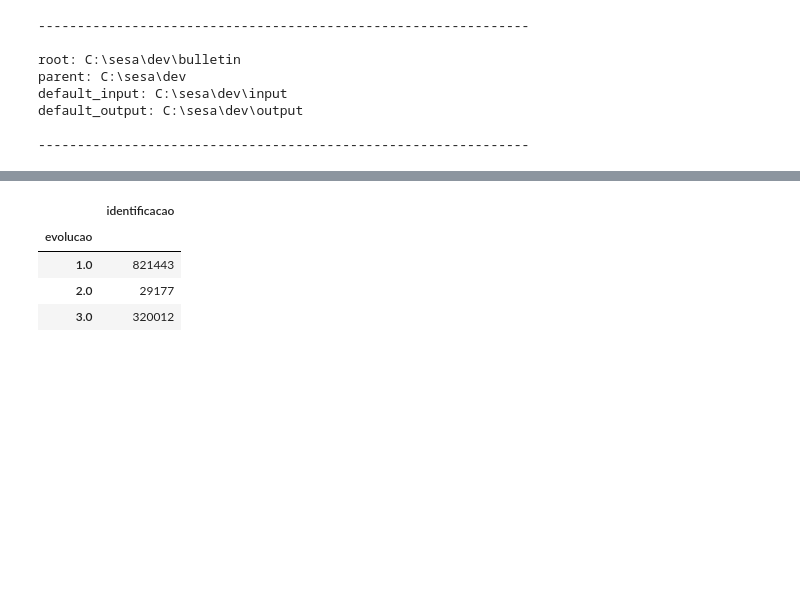
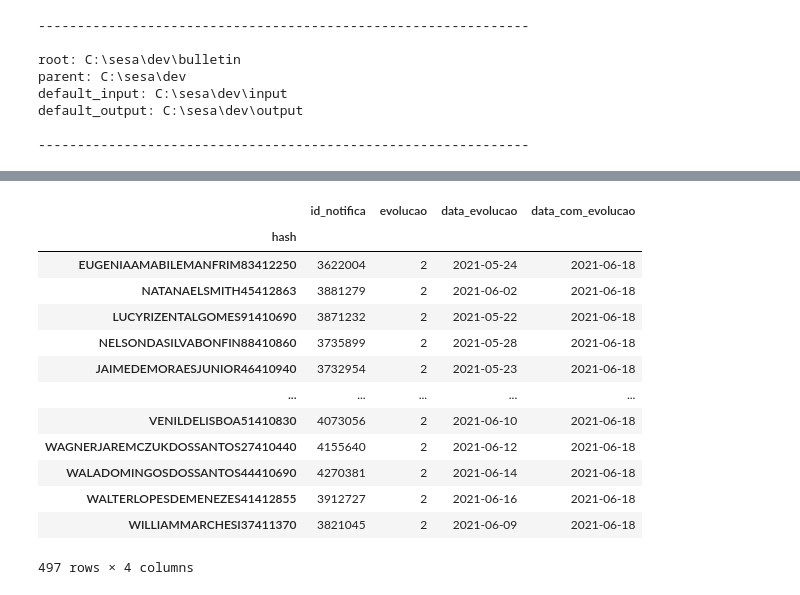
Before and after one commit to vinnylg/covid19datascience, a Jupyter notebook: notebooks/diario.ipynb, the cells around one changed output, grey strips where cells are left out. Drawn from its saved outputs; the diff is of its cells as text; code cells hidden in the pictures; blank space fills up the shorter version.

```diff
--- a/notebooks/diario.ipynb
+++ b/notebooks/diario.ipynb
@@ -296,32 +306,0 @@ novos_casos
-# %%
-# obitos_notifica = casos_notifica.loc[casos_notifica['evolucao']==2]
-# obitos_casos = casos_confirmados.loc[casos_confirmados['evolucao']==2]
-
-# novos_obitos = obitos_notifica.loc[~(
-#     (obitos_notifica['id'].isin(obitos_casos['id_notifica'])) |
-#     (obitos_notifica['hash'].isin(obitos_casos['hash'])) |
-#     (obitos_notifica['hash'].isin(obitos_casos['hash_less'])) |
-#     (obitos_notifica['hash'].isin(obitos_casos['hash_more'])) |
-#     (obitos_notifica['hash_atend'].isin(obitos_casos['hash_atend'])) |
-#     (obitos_notifica['hash_atend'].isin(obitos_casos['hash_less_atend'])) |
-#     (obitos_notifica['hash_atend'].isin(obitos_casos['hash_more_atend'])) |
-#     (obitos_notifica['hash_diag'].isin(obitos_casos['hash_diag']))
-# )]
-
-# novos_obitos = novos_obitos.loc[novos_obitos['data_cura_obito'].notna()]
-# novos_obitos = novos_obitos.loc[novos_obitos['hash'].isin(casos_confirmados['hash'].tolist() + novos_casos['hash'].tolist())]
-# novos_obitos = novos_obitos.sort_values(['paciente'])
-
-# novos_obitos = novos_obitos.loc[novos_obitos['data_cura_obito'].notna()]
-
-# novos_obitos = novos_obitos.sample(n=330)
-
-# novos_obitos = novos_obitos.sample(n=301)
-# novos_obitos1 = novos_obitos.iloc[-201:]
-# novos_obitos2 = novos_obitos.iloc[:100]
-# novos_obitos = novos_obitos1.append(novos_obitos2)
-# novos_obitos = novos_obitos.drop_duplicates('hash', keep=False)
-
-novos_obitos_excel = pd.read_excel(join(default_output,'novos_obitos.xlsx'))
-novos_obitos = casos_notifica.loc[casos_notifica['id'].isin(novos_obitos_excel['id'])]
-novos_obitos
@@ -583,29 +597,28 @@ casos_confirmados[['identificacao','evolucao']].groupby('evolucao').count()
 # %%
 novos_obitos = novos_obitos.rename(columns={
     'id': 'id_notifica',
     'data_cura_obito': 'data_evolucao',
     'paciente':'nome'
 })
 
-novos_obitos['hash'] = (novos_obitos['nome'].apply(normalize_hash) +
-                          novos_obitos['idade'].astype(str) +
-                              novos_obitos['ibge_residencia'].astype(str) )
-
 novos_obitos['data_com_evolucao'] = pd.to_datetime(date.today())
 novos_obitos['evolucao'] = 2
 
 novos_obitos = novos_obitos[['hash','id_notifica','evolucao','data_evolucao','data_com_evolucao']]
 novos_obitos = novos_obitos.set_index('hash')
-
-casos_confirmados = casos_confirmados.set_index('hash')
-casos_confirmados.update(novos_obitos)
-casos_confirmados.reset_index(inplace=True)
-
-# print(len(casos_confirmados))
-casos_confirmados[['identificacao','evolucao']].groupby('evolucao').count()
+novos_obitos
 # %% [output]
-|  | identificacao |
-| evolucao |  |
-| 1.0 | 821443 |
-| 2.0 | 29177 |
-| 3.0 | 320012 |
+|  | id_notifica | evolucao | data_evolucao | data_com_evolucao |
+| hash |  |  |  |  |
+| EUGENIAAMABILEMANFRIM83412250 | 3622004 | 2 | 2021-05-24 | 2021-06-18 |
+| NATANAELSMITH45412863 | 3881279 | 2 | 2021-06-02 | 2021-06-18 |
+| LUCYRIZENTALGOMES91410690 | 3871232 | 2 | 2021-05-22 | 2021-06-18 |
+| NELSONDASILVABONFIN88410860 | 3735899 | 2 | 2021-05-28 | 2021-06-18 |
+| JAIMEDEMORAESJUNIOR46410940 | 3732954 | 2 | 2021-05-23 | 2021-06-18 |
+| ... | ... | ... | ... | ... |
+| VENILDELISBOA51410830 | 4073056 | 2 | 2021-06-10 | 2021-06-18 |
+| WAGNERJAREMCZUKDOSSANTOS27410440 | 4155640 | 2 | 2021-06-12 | 2021-06-18 |
+| WALADOMINGOSDOSSANTOS44410690 | 4270381 | 2 | 2021-06-14 | 2021-06-18 |
+| WALTERLOPESDEMENEZES41412855 | 3912727 | 2 | 2021-06-16 | 2021-06-18 |
+| WILLIAMMARCHESI37411370 | 3821045 | 2 | 2021-06-09 | 2021-06-18 |
+497 rows × 4 columns
```
Also changed, not shown: parts of 48 cells of this notebook, 2 other files.
